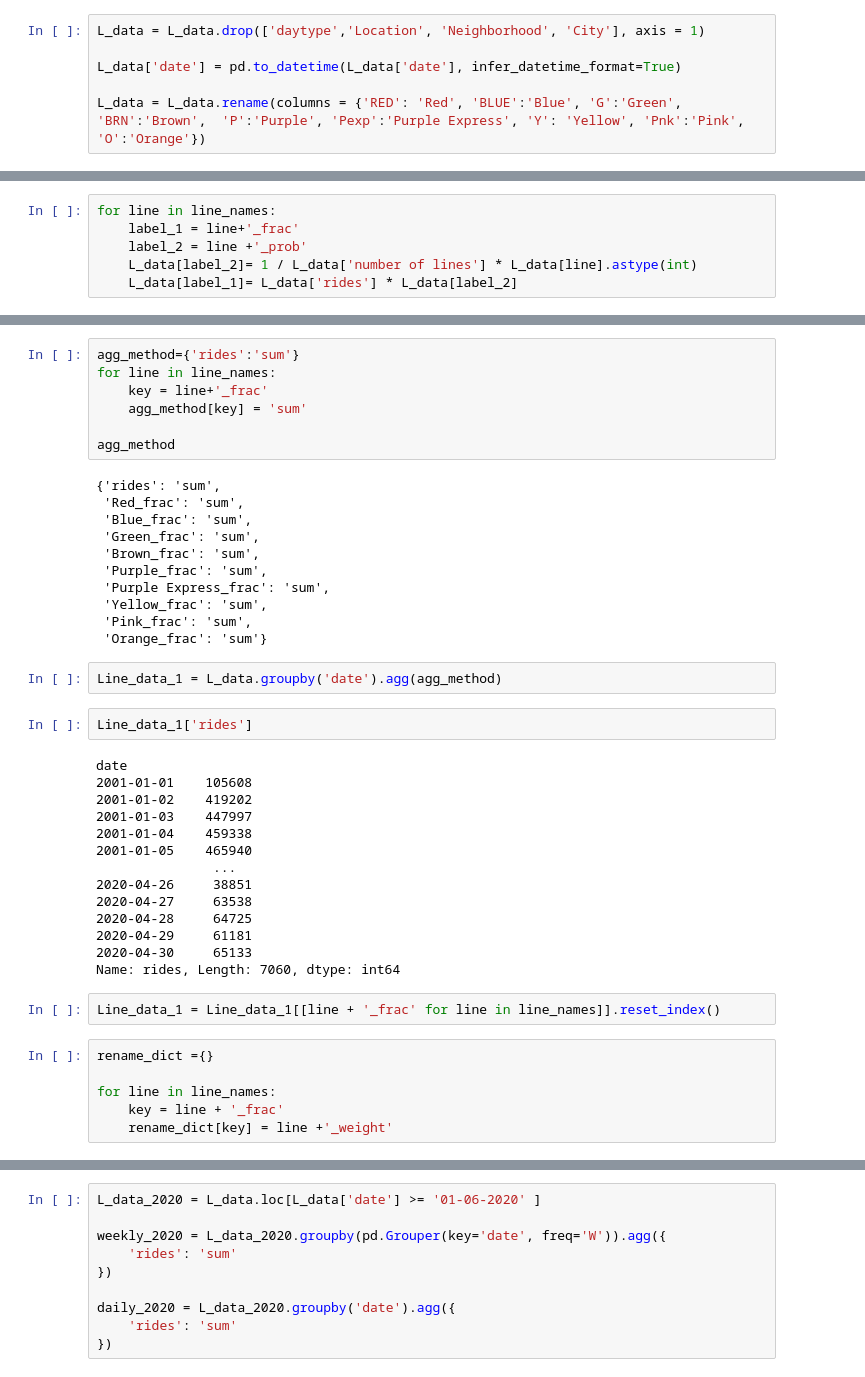
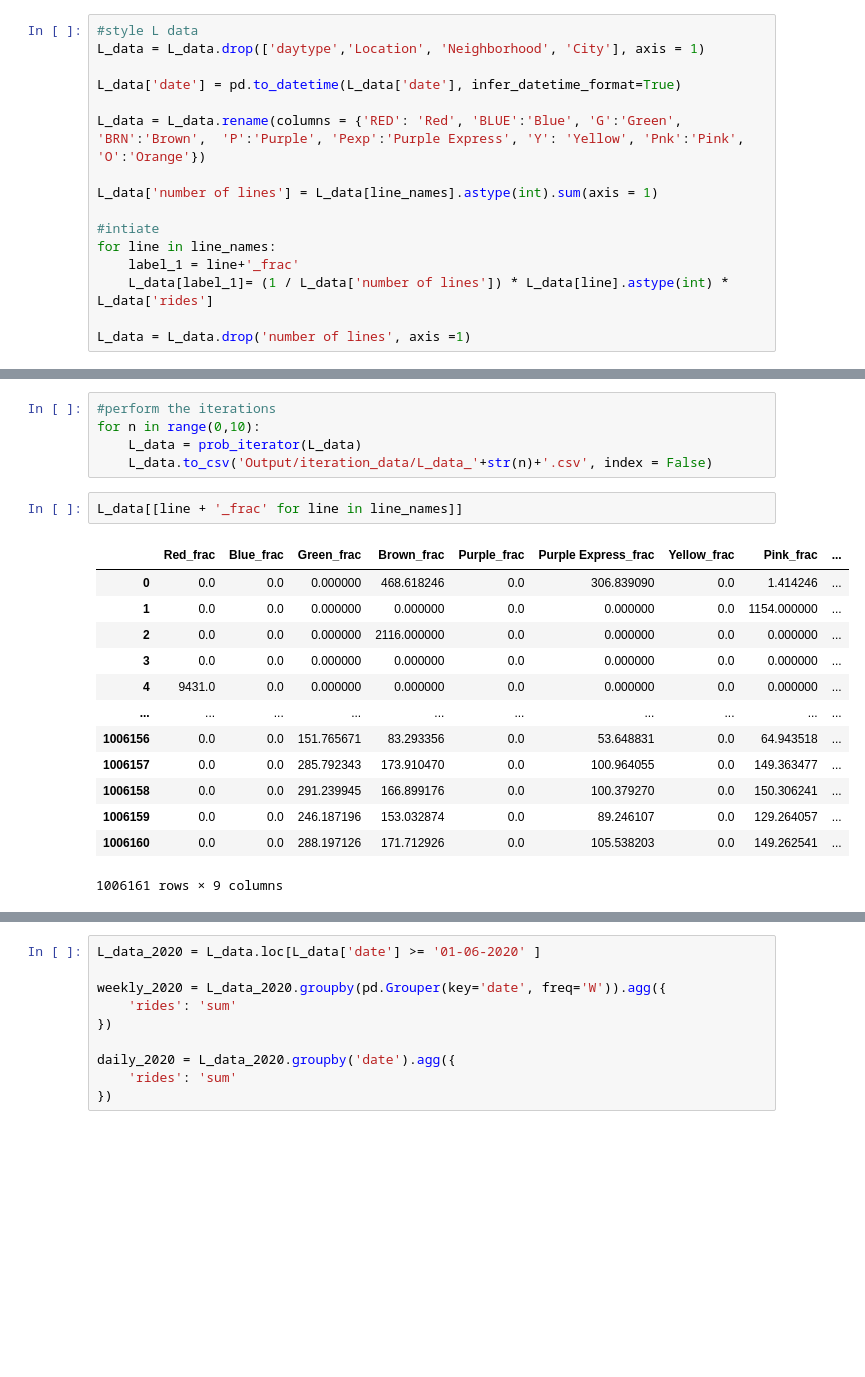
Before and after one commit to cdfencing/Project-I, a Jupyter notebook: Lines analysis/Lines.ipynb, the cells around one changed output, grey strips where cells are left out. Cells and saved outputs as stored; diff of their text form; blank space fills up the shorter version.

Commit message:
Finished iterator function

```diff
--- a/Lines analysis/Lines.ipynb
+++ b/Lines analysis/Lines.ipynb
@@ -10,10 +13,20 @@ line_names = ['Red', 'Blue', 'Green', 'Brown',  'Purple', 'Purple Express', 'Yel
 L_data = pd.read_csv('../merging/L_data_merged.csv', low_memory = False)
 # %%
+#style L data
 L_data = L_data.drop(['daytype','Location', 'Neighborhood', 'City'], axis = 1)
 
 L_data['date'] = pd.to_datetime(L_data['date'], infer_datetime_format=True)
 
 L_data = L_data.rename(columns = {'RED': 'Red', 'BLUE':'Blue', 'G':'Green', 'BRN':'Brown',  'P':'Purple', 'Pexp':'Purple Express', 'Y': 'Yellow', 'Pnk':'Pink', 'O':'Orange'})
+
+L_data['number of lines'] = L_data[line_names].astype(int).sum(axis = 1)
+
+#intiate
+for line in line_names:
+    label_1 = line+'_frac'
+    L_data[label_1]= (1 / L_data['number of lines']) * L_data[line].astype(int) * L_data['rides']
+
+L_data = L_data.drop('number of lines', axis =1)
 # %%
 L_data
 # %% [output]
@@ -51,6 +45,0 @@ L_data
-# %%
-for line in line_names:
-    label_1 = line+'_frac'
-    label_2 = line +'_prob'
-    L_data[label_2]= 1 / L_data['number of lines'] * L_data[line].astype(int)
-    L_data[label_1]= L_data['rides'] * L_data[label_2]
@@ -72,44 +46,21 @@ Name: number of lines, Length: 1006161, dtype: int64
-# %%
-agg_method={'rides':'sum'}
-for line in line_names:
-    key = line+'_frac'
-    agg_method[key] = 'sum'
-
-agg_method
-# %% [output]
-{'rides': 'sum',
- 'Red_frac': 'sum',
- 'Blue_frac': 'sum',
- 'Green_frac': 'sum',
- 'Brown_frac': 'sum',
- 'Purple_frac': 'sum',
- 'Purple Express_frac': 'sum',
- 'Yellow_frac': 'sum',
- 'Pink_frac': 'sum',
- 'Orange_frac': 'sum'}
-# %%
-Line_data_1 = L_data.groupby('date').agg(agg_method)
-# %%
-Line_data_1['rides']
-# %% [output]
-date
-2001-01-01    105608
-2001-01-02    419202
-2001-01-03    447997
-2001-01-04    459338
-2001-01-05    465940
-               ...
-2020-04-26     38851
-2020-04-27     63538
-2020-04-28     64725
-2020-04-29     61181
-2020-04-30     65133
-Name: rides, Length: 7060, dtype: int64
+# %%
+#perform the iterations
+for n in range(0,10):
+    L_data = prob_iterator(L_data)
+    L_data.to_csv('Output/iteration_data/L_data_'+str(n)+'.csv', index = False)
 # %%
-Line_data_1 = Line_data_1[[line + '_frac' for line in line_names]].reset_index()
+L_data[[line + '_frac' for line in line_names]]
+# %% [output]
+|  | Red_frac | Blue_frac | Green_frac | Brown_frac | Purple_frac | Purple Express_frac | Yellow_frac | Pink_frac | ... |
+| 0 | 0.0 | 0.0 | 0.000000 | 468.618246 | 0.0 | 306.839090 | 0.0 | 1.414246 | ... |
+| 1 | 0.0 | 0.0 | 0.000000 | 0.000000 | 0.0 | 0.000000 | 0.0 | 1154.000000 | ... |
+| 2 | 0.0 | 0.0 | 0.000000 | 2116.000000 | 0.0 | 0.000000 | 0.0 | 0.000000 | ... |
+| 3 | 0.0 | 0.0 | 0.000000 | 0.000000 | 0.0 | 0.000000 | 0.0 | 0.000000 | ... |
+| 4 | 9431.0 | 0.0 | 0.000000 | 0.000000 | 0.0 | 0.000000 | 0.0 | 0.000000 | ... |
+| ... | ... | ... | ... | ... | ... | ... | ... | ... | ... |
+| 1006156 | 0.0 | 0.0 | 151.765671 | 83.293356 | 0.0 | 53.648831 | 0.0 | 64.943518 | ... |
+| 1006157 | 0.0 | 0.0 | 285.792343 | 173.910470 | 0.0 | 100.964055 | 0.0 | 149.363477 | ... |
+| 1006158 | 0.0 | 0.0 | 291.239945 | 166.899176 | 0.0 | 100.379270 | 0.0 | 150.306241 | ... |
+| 1006159 | 0.0 | 0.0 | 246.187196 | 153.032874 | 0.0 | 89.246107 | 0.0 | 129.264057 | ... |
+| 1006160 | 0.0 | 0.0 | 288.197126 | 171.712926 | 0.0 | 105.538203 | 0.0 | 149.262541 | ... |
+1006161 rows × 9 columns
-# %%
-rename_dict ={}
-
-for line in line_names:
-    key = line + '_frac'
-    rename_dict[key] = line +'_weight'
```
Also changed, not shown: parts of 19 cells of this notebook, 1 other file.
